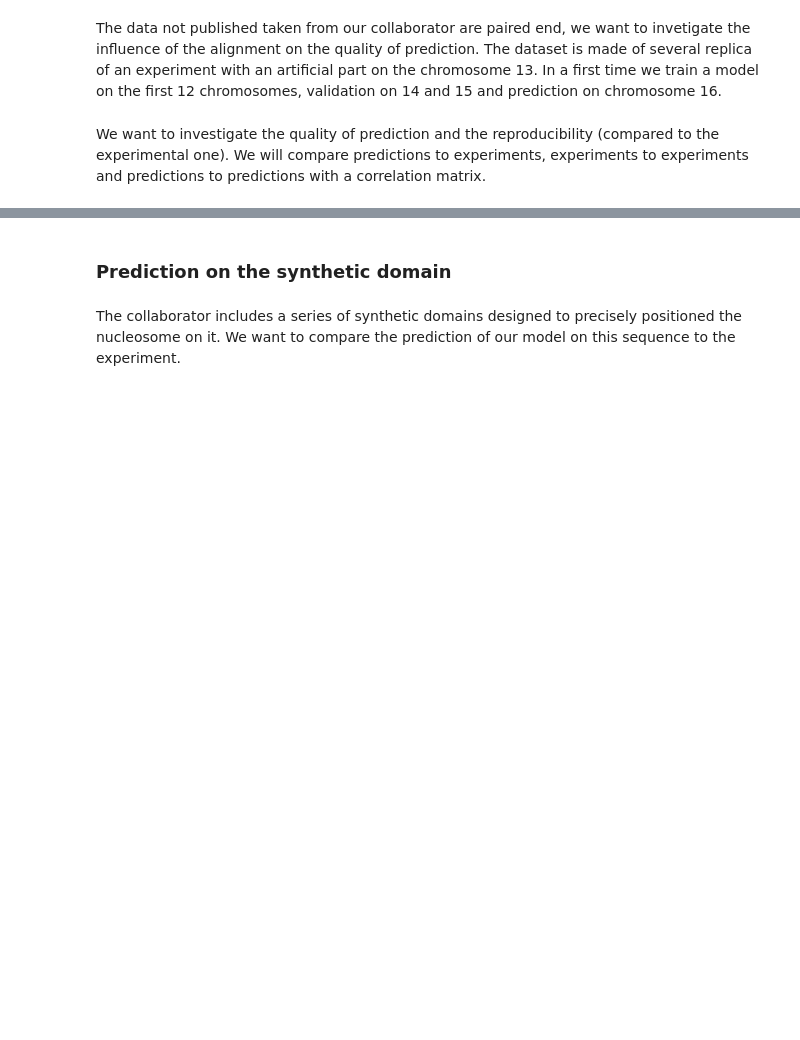
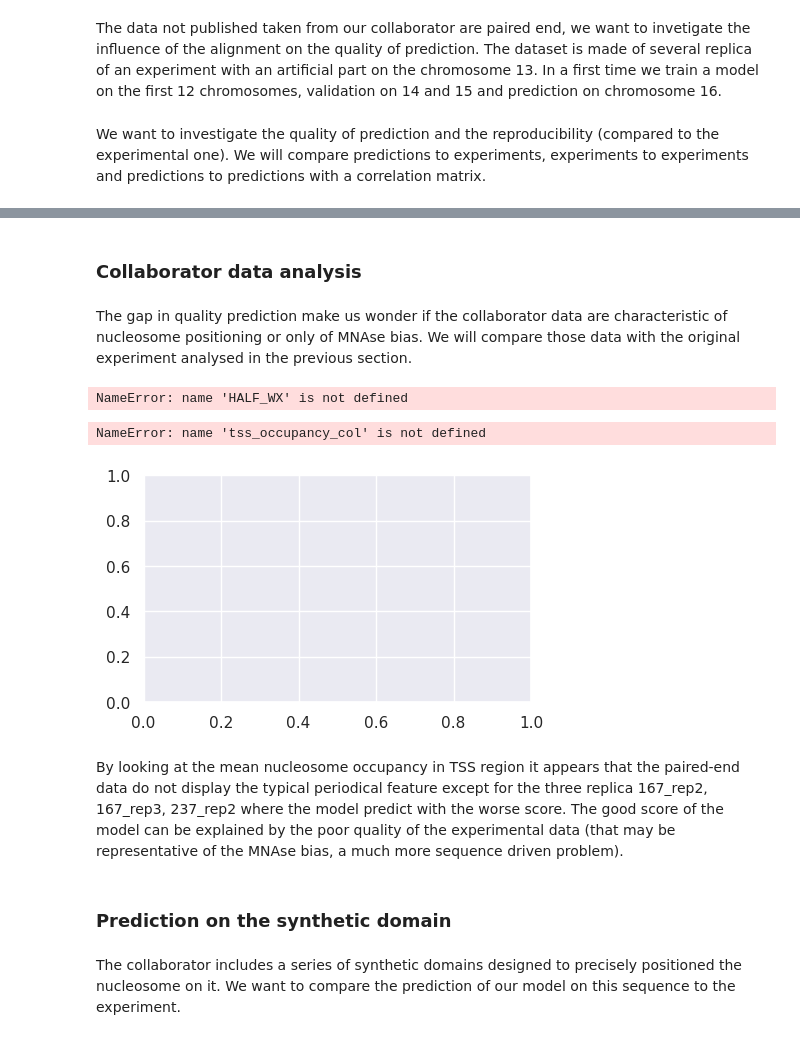
Before and after one commit to etirouthier/NucleosomeDensity, a Jupyter notebook: Programme/Analysis_results_nucleosome.ipynb, the cells around one changed output, grey strips where cells are left out. Cells and saved outputs as stored; diff of their text form; code cells hidden in the pictures; blank space fills up the shorter version.

```diff
--- a/Programme/Analysis_results_nucleosome.ipynb
+++ b/Programme/Analysis_results_nucleosome.ipynb
@@ -378,3 +377,59 @@ Secondly, the correlation between experimental and predicted is espacially low f
+# %% [markdown]
+### Collaborator data analysis
+# %% [markdown]
+The gap in quality prediction make us wonder if the collaborator data are characteristic of nucleosome positioning or only of MNAse bias. We will compare those data with the original experiment analysed in the previous section.
+# %%
+data = pd.DataFrame()
+proba = pd.read_csv('./Start_data/proba_in_vivo.csv')
+y_original = proba[proba.chr == 'chr16'].value.values[HALF_WX : -HALF_WX]
+data['original_data'] = y_original / np.mean(y_original)
+
+indexes = ['WT_167_rep1', 'WT_167_rep2', 'WT_167_rep3', 'WT_167_rep4', 'WT_167_rep5',
+           'WT_197_rep1', 'WT_197_rep2', 'WT_197_rep3', 'WT_197_rep4',
+           'WT_237_rep1', 'WT_237_rep2', 'WT_237_rep3', 'WT_237_rep4']
+
+for index in indexes:
+
+        proba = pd.read_csv('./Start_data/proba_' + index + '.csv')
+        y_true = proba[proba.chr == 'chr16'].value.values[HALF_WX : -HALF_WX]
+        y_true /= np.mean(y_true)
+        data['y_collabo_' + index] = y_true
+
+corr = data.corr()
+corr.original_data
+# %% [output]
+NameError: name 'HALF_WX' is not defined
+# %%
+gene_positions = pd.read_table('./Start_data/position_genes.txt', sep = '\t')
+# %%
+tss_occupancy_original = heat_map(data.original_data,
+                              data.original_data,
+                              gene_positions, HALF_WX, 'tss')
+index = 'y_collabo_WT_237_rep2'
+
+tss_occupancy_col = heat_map(data[index],
+                              data[index],
+                              gene_positions, HALF_WX, 'tss')
+# %%
+fig,ax1 = plt.subplots(1,1,figsize=(5,3),dpi=100,num=1)
+
+ax1.plot(range(-500, 1000),
+         np.mean(tss_occupancy_col, axis=0),
+         color='b',
+         label='collabo')
+ax1.plot(range(-500, 1000),
+         np.mean(tss_occupancy_original, axis=0),
+         color='r',
+         label='original')
+ax1.set(title='Mean nucleosome occupancy near TSS',
+        xlabel='distance from TSS',
+        ylabel='Mean occupancy')
+ax1.legend()
+# %% [output]
+NameError: name 'tss_occupancy_col' is not defined
+[figure, added]
+# %% [markdown]
+By looking at the mean nucleosome occupancy in TSS region it appears that the paired-end data do not display the typical periodical feature except for the three replica 167_rep2, 167_rep3, 237_rep2 where the model predict with the worse score. The good score of the model can be explained by the poor quality of the experimental data (that may be representative of the MNAse bias, a much more sequence driven problem).
 # %% [markdown]
 ### Prediction on the synthetic domain
 # %% [markdown]
```
Also changed, not shown: parts of 8 cells of this notebook, 5 other files.
